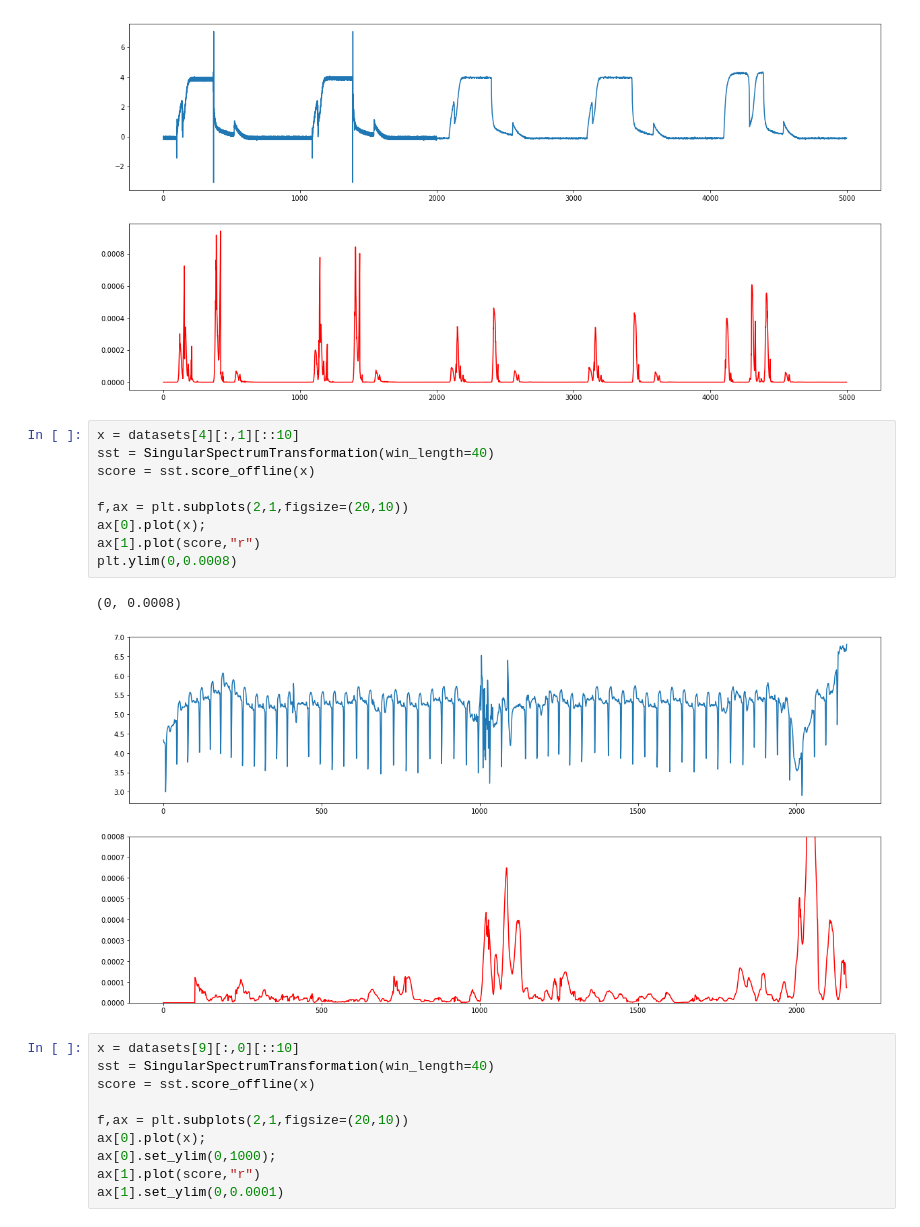
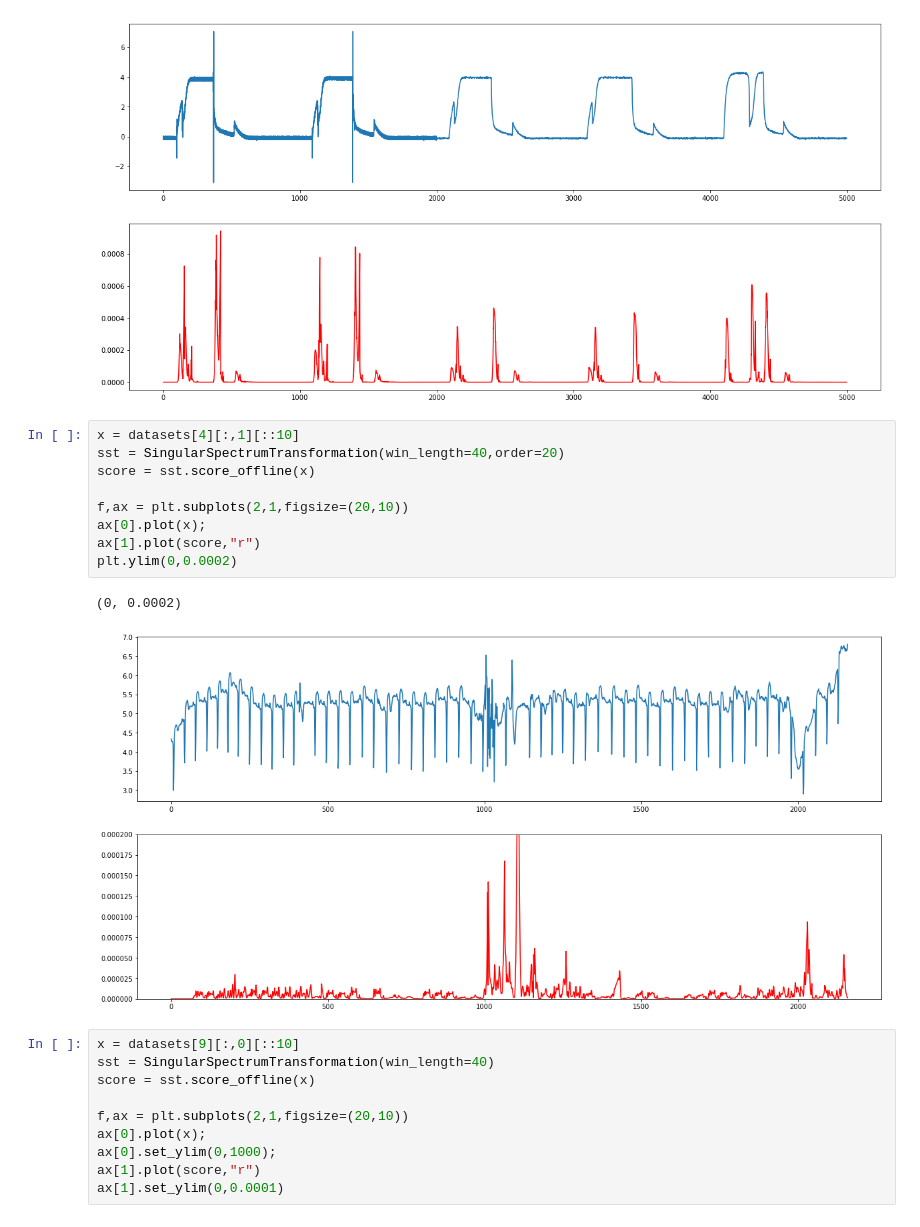
Before and after one commit to statefb/singular-spectrum-transformation, a Jupyter notebook: test2.ipynb, the cells around one changed output. Cells and saved outputs as stored; diff of their text form.

```diff
--- a/test2.ipynb
+++ b/test2.ipynb
@@ -128,16 +128,16 @@ ax[1].plot(score,"r")
 [figure]
 # %%
 x = datasets[4][:,1][::10]
-sst = SingularSpectrumTransformation(win_length=40)
+sst = SingularSpectrumTransformation(win_length=40,order=20)
 score = sst.score_offline(x)
 
 f,ax = plt.subplots(2,1,figsize=(20,10))
 ax[0].plot(x);
 ax[1].plot(score,"r")
-plt.ylim(0,0.0008)
+plt.ylim(0,0.0002)
 # %% [output]
-(0, 0.0008)
+(0, 0.0002)
-[figure, old version]
+[figure, new version]
 # %%
 x = datasets[9][:,0][::10]
 sst = SingularSpectrumTransformation(win_length=40)
```
Also changed, not shown: parts of 4 cells of this notebook, 10 other files.
